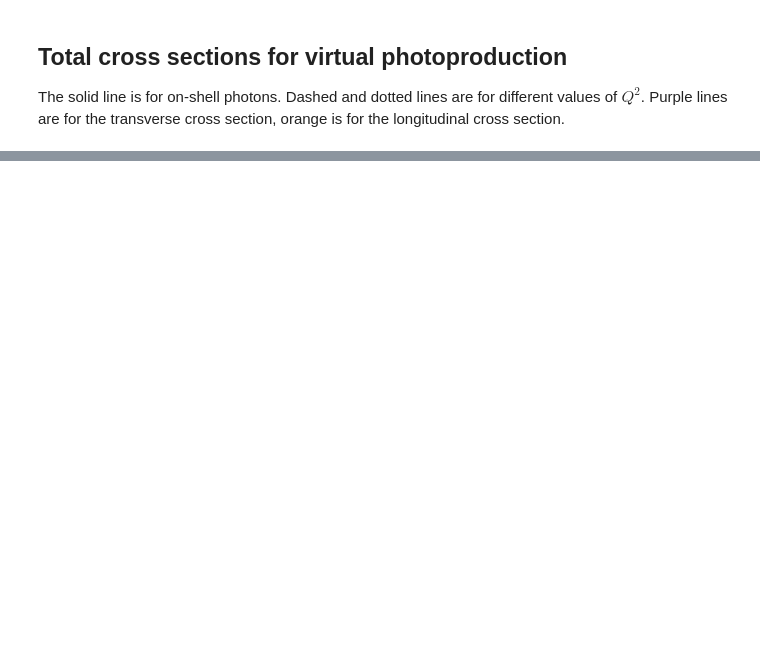
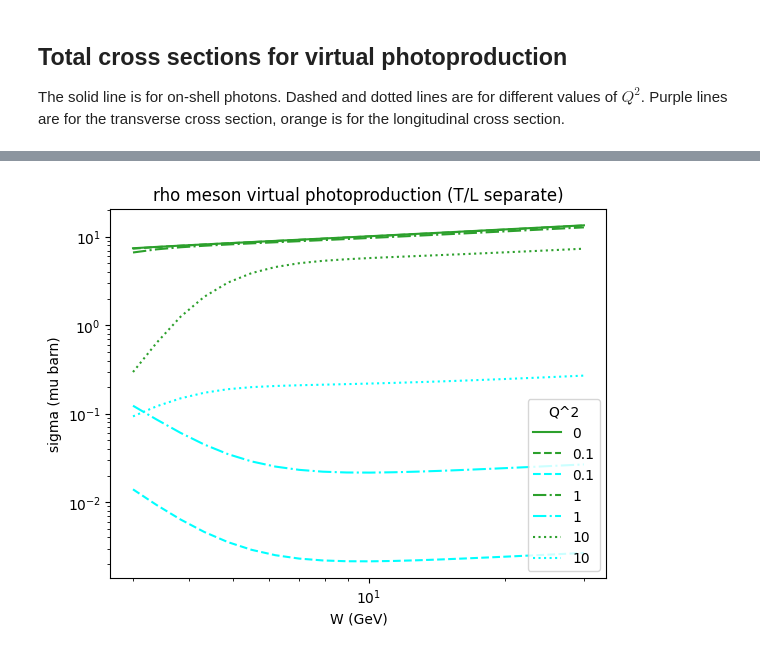
Before and after one commit to dark-physics/baryonic-dark-forces, a Jupyter notebook: Tutorial.ipynb, the cells around one changed output, grey strips where cells are left out. Cells and saved outputs as stored; diff of their text form; code cells hidden in the pictures; blank space fills up the shorter version.

Commit message:
updated virtual photoproduction

```diff
--- a/Tutorial.ipynb
+++ b/Tutorial.ipynb
@@ -177,0 +181,29 @@ plt.show()
+# %%
+W = np.geomspace(3,30,num=20)
+
+plt.plot(W,sig_rho(W,params),label='0',color='tab:green')
+
+Q2 = 0.1
+plt.plot(W,sigT_rho(W,Q2,params),label=str(Q2),color='tab:green',linestyle='--')
+plt.plot(W,sigL_rho(W,Q2,params),label=str(Q2),color='cyan',linestyle='--')
+
+Q2 = 1
+plt.plot(W,sigT_rho(W,Q2,params),label=str(Q2),color='tab:green',linestyle='-.')
+plt.plot(W,sigL_rho(W,Q2,params),label=str(Q2),color='cyan',linestyle='-.')
+
+Q2 = 10
+plt.plot(W,sigT_rho(W,Q2,params),label=str(Q2),color='tab:green',linestyle='dotted')
+plt.plot(W,sigL_rho(W,Q2,params),label=str(Q2),color='cyan',linestyle='dotted')
+
+plt.xlabel('W (GeV)')
+plt.ylabel('sigma (mu barn)')
+
+plt.xscale('log')
+plt.yscale('log')
+
+plt.title('rho meson virtual photoproduction (T/L separate)')
+
+plt.legend(title='Q^2')
+plt.show()
+# %% [output]
+[figure, added]
```
Also changed, not shown: parts of 7 cells of this notebook, 1 other file.
